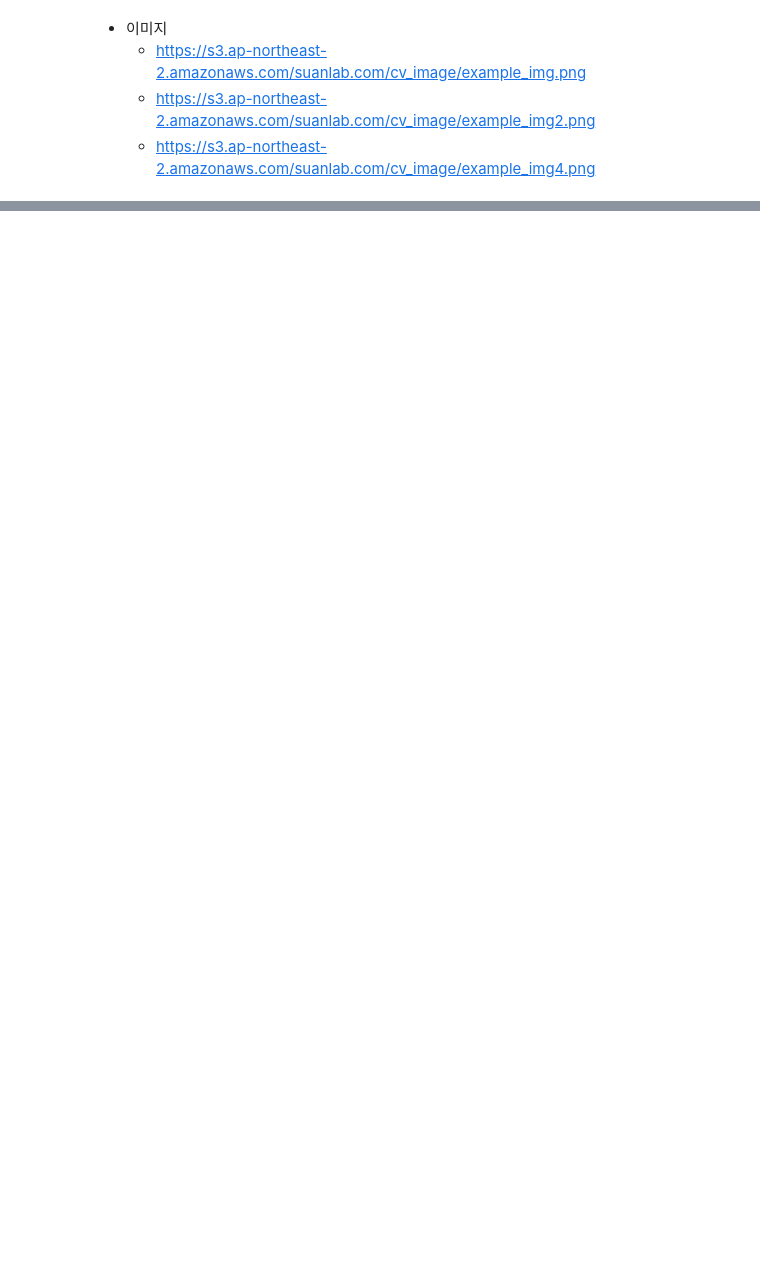
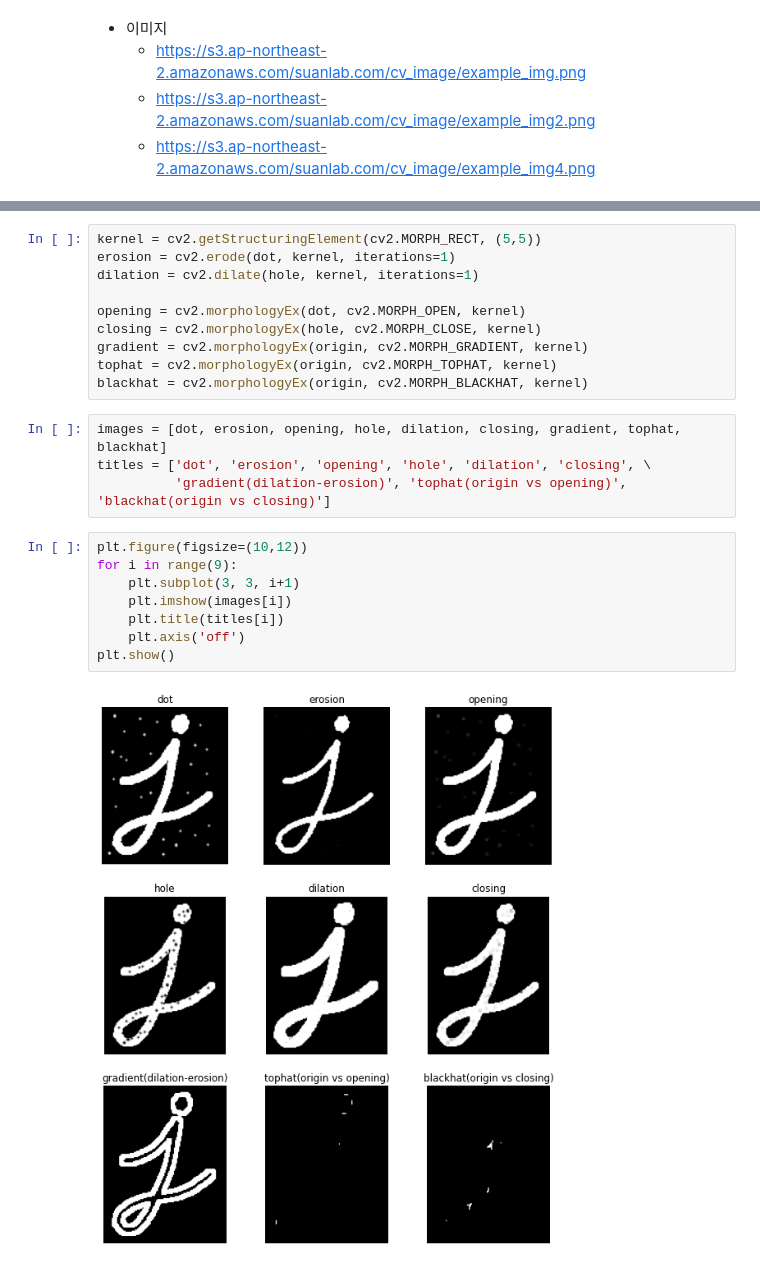
Before and after one commit to 0jipy/DeepLearning_2022_01, a Jupyter notebook: 11.OpenCV/08_Morphological_Transformations.ipynb, the cells around one changed output, grey strips where cells are left out. Saved outputs shown, nothing was run; the diff lists cells and outputs as text; blank space fills up the shorter version.

```diff
--- a/11.OpenCV/08_Morphological_Transformations.ipynb
+++ b/11.OpenCV/08_Morphological_Transformations.ipynb
@@ -134,0 +190,24 @@ Element의 모양.
+# %%
+kernel = cv2.getStructuringElement(cv2.MORPH_RECT, (5,5))
+erosion = cv2.erode(dot, kernel, iterations=1)
+dilation = cv2.dilate(hole, kernel, iterations=1)
+
+opening = cv2.morphologyEx(dot, cv2.MORPH_OPEN, kernel)
+closing = cv2.morphologyEx(hole, cv2.MORPH_CLOSE, kernel)
+gradient = cv2.morphologyEx(origin, cv2.MORPH_GRADIENT, kernel)
+tophat = cv2.morphologyEx(origin, cv2.MORPH_TOPHAT, kernel)
+blackhat = cv2.morphologyEx(origin, cv2.MORPH_BLACKHAT, kernel)
+# %%
+images = [dot, erosion, opening, hole, dilation, closing, gradient, tophat, blackhat]
+titles = ['dot', 'erosion', 'opening', 'hole', 'dilation', 'closing', \
+          'gradient(dilation-erosion)', 'tophat(origin vs opening)', 'blackhat(origin vs closing)']
+# %%
+plt.figure(figsize=(10,12))
+for i in range(9):
+    plt.subplot(3, 3, i+1)
+    plt.imshow(images[i])
+    plt.title(titles[i])
+    plt.axis('off')
+plt.show()
+# %% [output]
+[figure, added]
```
Also changed, not shown: parts of 14 cells of this notebook, 1 other file.
